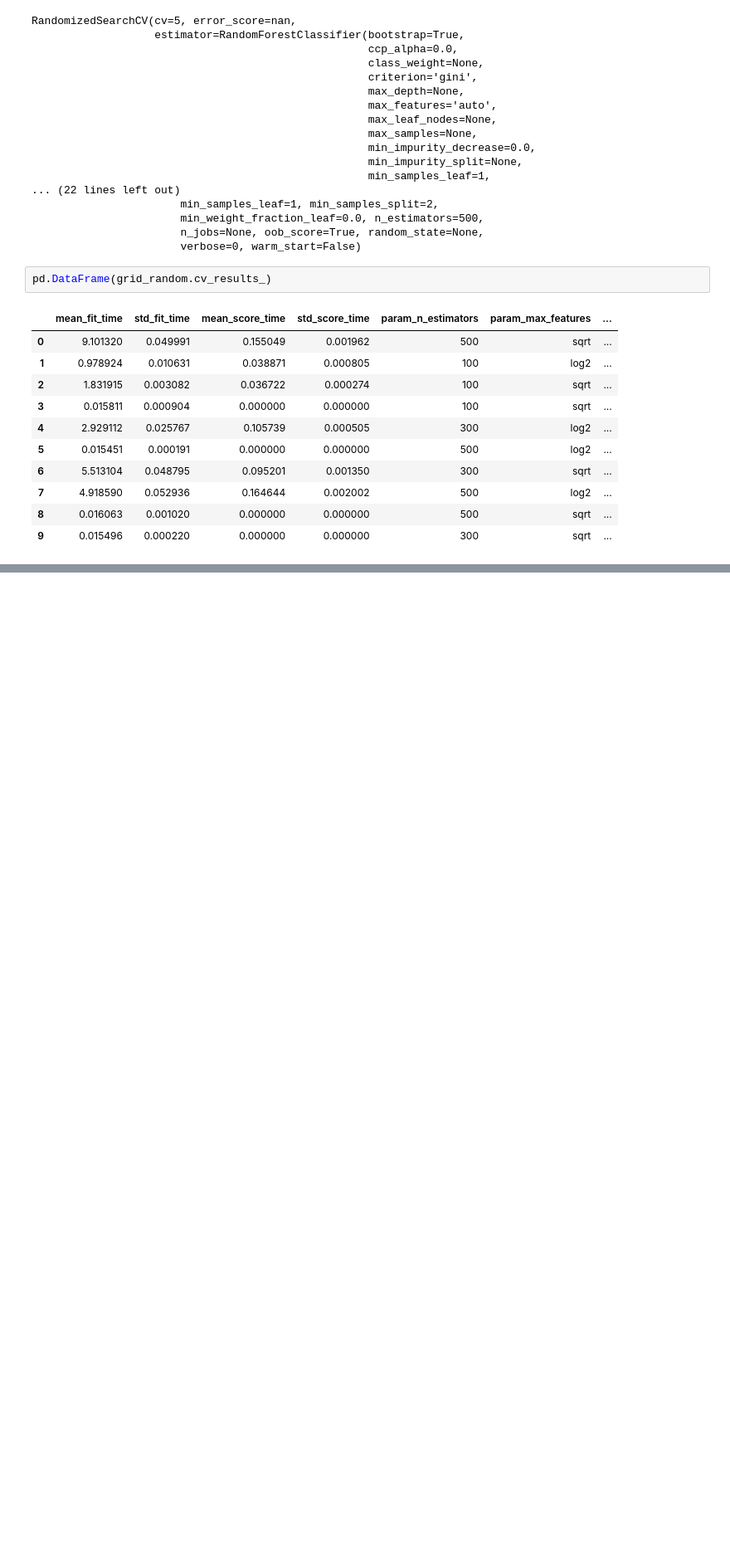
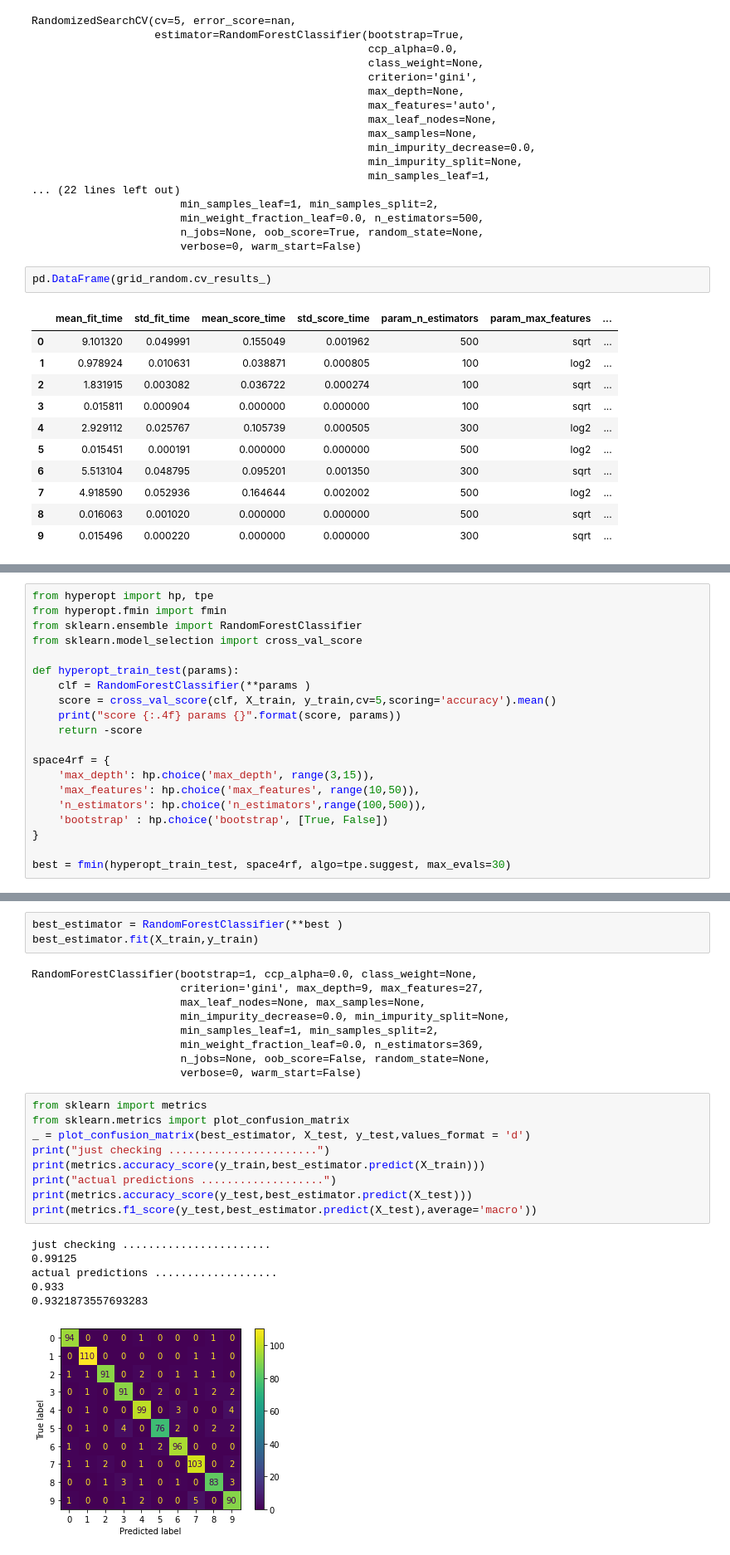
Before and after one commit to dubeyabhi07/classical-ml-with-sklearn, a Jupyter notebook: randomForest.ipynb, the cells around one changed output, grey strips where cells are left out. Shown: that part at 83% size. Drawn from its saved outputs; the diff is of its cells as text; blank space fills up the shorter version.

```diff
--- a/randomForest.ipynb
+++ b/randomForest.ipynb
@@ -258,0 +291,20 @@ pd.DataFrame(grid_random.cv_results_)
+# %%
+from hyperopt import hp, tpe
+from hyperopt.fmin import fmin
+from sklearn.ensemble import RandomForestClassifier
+from sklearn.model_selection import cross_val_score
+
+def hyperopt_train_test(params):
+    clf = RandomForestClassifier(**params )
+    score = cross_val_score(clf, X_train, y_train,cv=5,scoring='accuracy').mean()
+    print("score {:.4f} params {}".format(score, params))
+    return -score
+
+space4rf = {
+    'max_depth': hp.choice('max_depth', range(3,15)),
+    'max_features': hp.choice('max_features', range(10,50)),
+    'n_estimators': hp.choice('n_estimators',range(100,500)),
+    'bootstrap' : hp.choice('bootstrap', [True, False])
+}
+
+best = fmin(hyperopt_train_test, space4rf, algo=tpe.suggest, max_evals=30)
@@ -258,0 +333,28 @@ pd.DataFrame(grid_random.cv_results_)
+# %%
+best_estimator = RandomForestClassifier(**best )
+best_estimator.fit(X_train,y_train)
+# %% [output]
+RandomForestClassifier(bootstrap=1, ccp_alpha=0.0, class_weight=None,
+                       criterion='gini', max_depth=9, max_features=27,
+                       max_leaf_nodes=None, max_samples=None,
+                       min_impurity_decrease=0.0, min_impurity_split=None,
+                       min_samples_leaf=1, min_samples_split=2,
+                       min_weight_fraction_leaf=0.0, n_estimators=369,
+                       n_jobs=None, oob_score=False, random_state=None,
+                       verbose=0, warm_start=False)
+# %%
+from sklearn import metrics
+from sklearn.metrics import plot_confusion_matrix
+_ = plot_confusion_matrix(best_estimator, X_test, y_test,values_format = 'd')
+print("just checking .......................")
+print(metrics.accuracy_score(y_train,best_estimator.predict(X_train)))
+print("actual predictions ...................")
+print(metrics.accuracy_score(y_test,best_estimator.predict(X_test)))
+print(metrics.f1_score(y_test,best_estimator.predict(X_test),average='macro'))
+# %% [output]
+just checking .......................
+0.99125
+actual predictions ...................
+0.933
+0.9321873557693283
+[figure, added]
```
Also changed, not shown: parts of 6 cells of this notebook.
